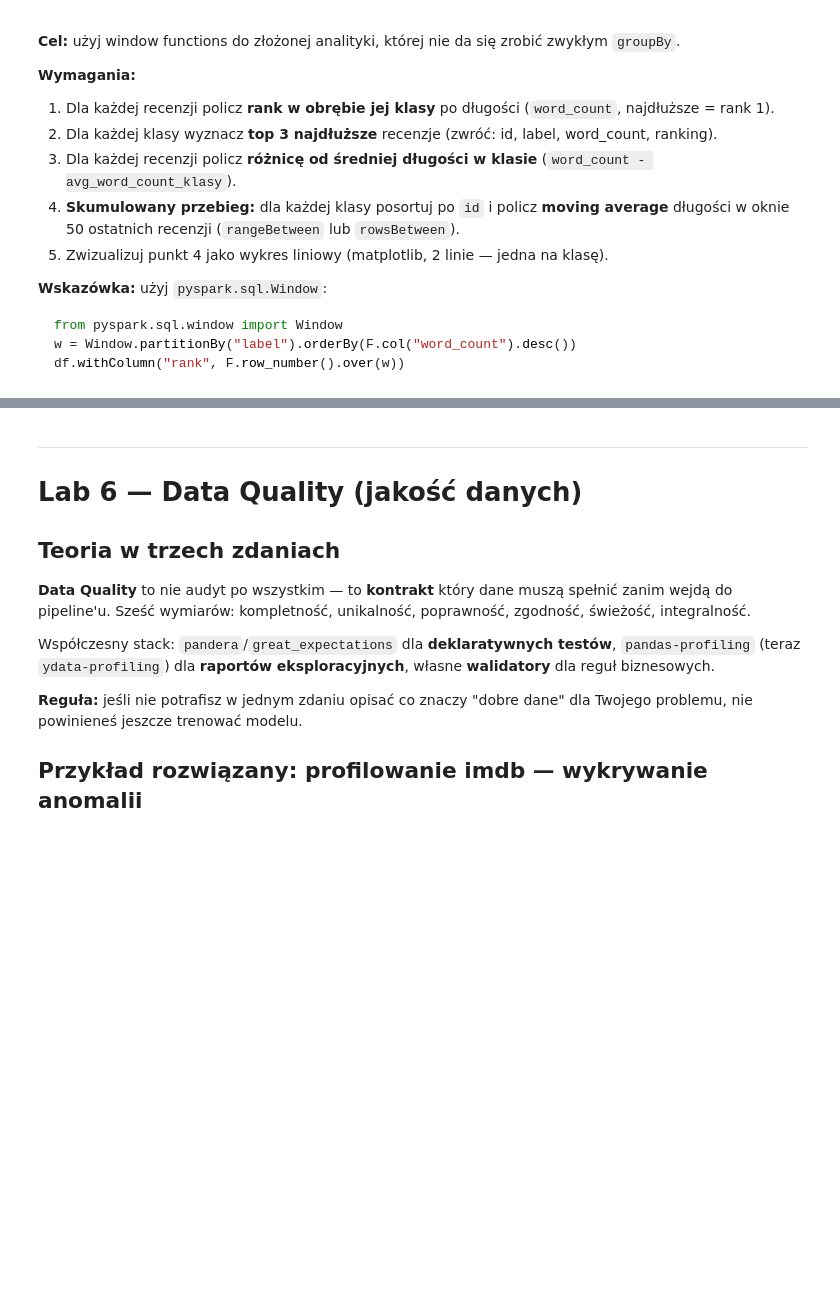
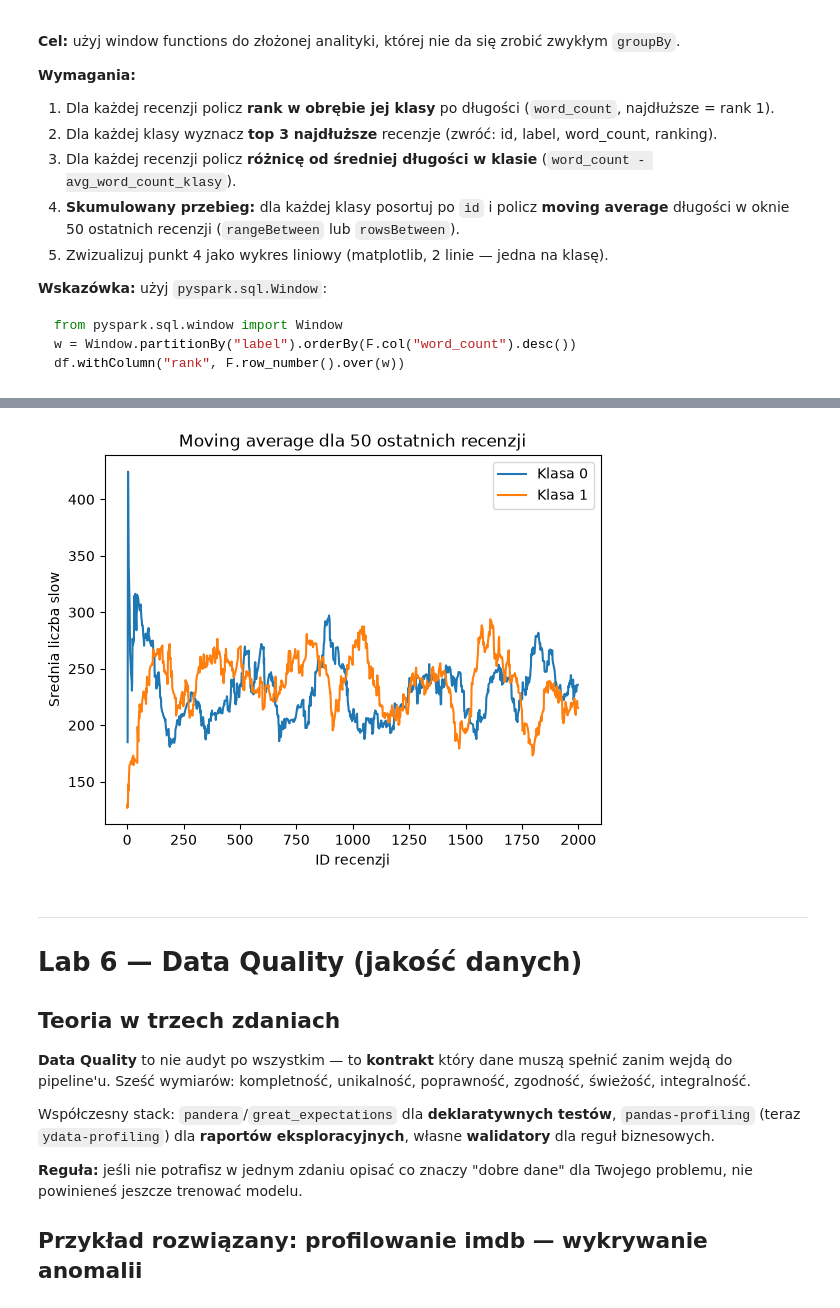
Before and after one commit to xjustride/LAB-ARR, a Jupyter notebook: Lab2/AAP_LAB_TASKS/materialy/zestaw_zaliczeniowy/AAP_Zestaw_Zaliczeniowy.ipynb, the cells around one changed output, grey strips where cells are left out. Cells and saved outputs as stored; diff of their text form; code cells hidden in the pictures; blank space fills up the shorter version.

```diff
--- a/Lab2/AAP_LAB_TASKS/materialy/zestaw_zaliczeniowy/AAP_Zestaw_Zaliczeniowy.ipynb
+++ b/Lab2/AAP_LAB_TASKS/materialy/zestaw_zaliczeniowy/AAP_Zestaw_Zaliczeniowy.ipynb
@@ -682,0 +998,79 @@ from pyspark.sql.window import Window
+# %%
+# TODO Zadanie 5.1: window functions
+from pyspark.sql.window import Window
+import matplotlib.pyplot as plt
+
+# 1. ranking w klasie
+ranking_window = Window.partitionBy("label").orderBy(F.col("word_count").desc())
+
+df_ranked = df_words.withColumn(
+    "ranking",
+    F.row_number().over(ranking_window)
+)
+
+# 2. top 3 per klasa
+top3 = (
+    df_ranked
+    .filter(F.col("ranking") <= 3)
+    .select("id", "label", "word_count", "ranking")
+    .orderBy("label", "ranking")
+)
+
+print("-- Top 3 najdluzsze recenzje w kazdej klasie --")
+top3.show()
+
+# 3. roznica od sredniej klasowej
+avg_window = Window.partitionBy("label")
+
+df_analysis = (
+    df_ranked
+    .withColumn(
+        "avg_word_count_klasy",
+        F.avg("word_count").over(avg_window)
+    )
+    .withColumn(
+        "roznica_od_sredniej",
+        F.col("word_count") - F.col("avg_word_count_klasy")
+    )
+)
+
+print("-- Roznica od sredniej klasowej --")
+df_analysis.select(
+    "id",
+    "label",
+    "word_count",
+    "avg_word_count_klasy",
+    "roznica_od_sredniej"
+).show(10)
+
+# 4. moving average dlugosci
+moving_window = (
+    Window
+    .partitionBy("label")
+    .orderBy("id")
+    .rowsBetween(-49, 0)
+)
+
+df_moving = df_analysis.withColumn(
+    "moving_average",
+    F.avg("word_count").over(moving_window)
+)
+
+# 5. wykres liniowy
+plot_data = (
+    df_moving
+    .select("id", "label", "moving_average")
+    .orderBy("id")
+    .toPandas()
+)
+
+for label in [0, 1]:
+    dane = plot_data[plot_data["label"] == label]
+    plt.plot(dane["id"], dane["moving_average"], label=f"Klasa {label}")
+
+plt.xlabel("ID recenzji")
+plt.ylabel("Srednia liczba slow")
+plt.title("Moving average dla 50 ostatnich recenzji")
+plt.legend()
+plt.show()
+# %% [output]
@@ -683,3 +1094,4 @@ from pyspark.sql.window import Window
+[figure, added]
 # %% [markdown]
 ---
 
```
Also changed, not shown: parts of 16 cells of this notebook.
